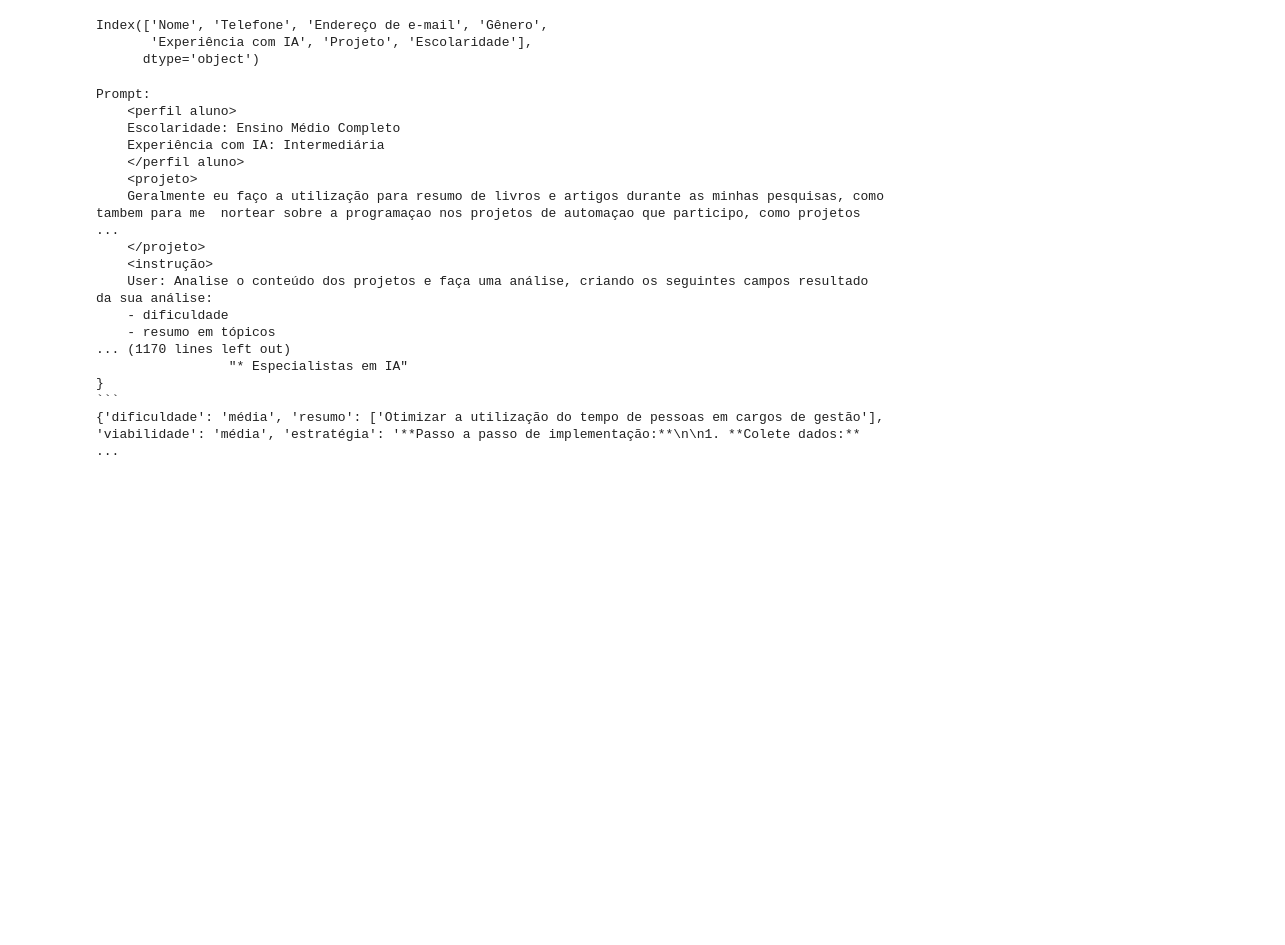
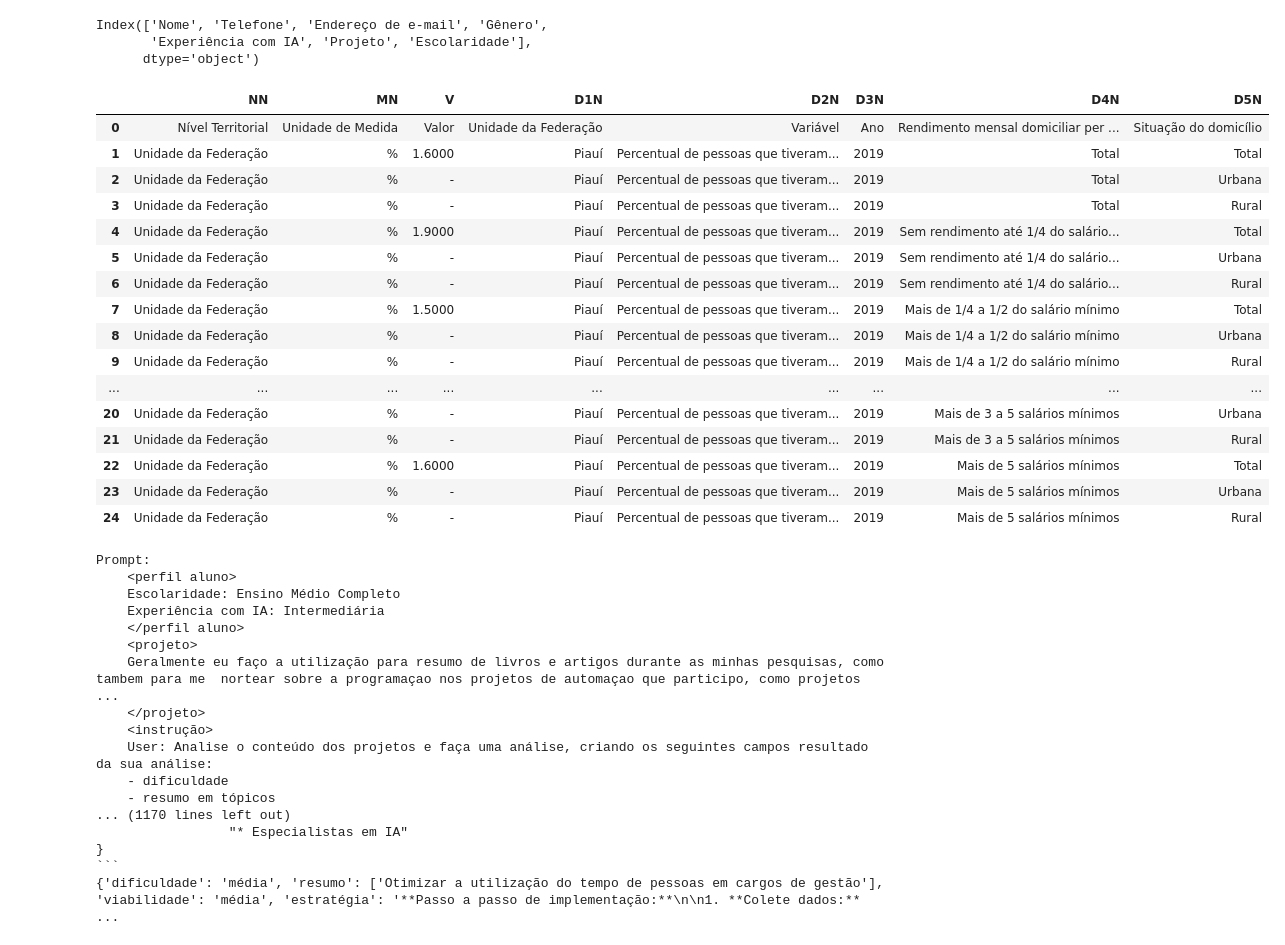
Before and after one commit to alexand7e/Engenharia-de-Prompt-PIT, a Jupyter notebook: modelos/pit-inscricoes.ipynb, the cells around one changed output. Drawn from its saved outputs; the diff is of its cells as text; code cells hidden in the pictures; blank space fills up the shorter version.

```diff
--- a/modelos/pit-inscricoes.ipynb
+++ b/modelos/pit-inscricoes.ipynb
@@ -143,6 +143,36 @@ def main(data):
 
         sleep(3)
     return results, data
+# %%
+import pandas as pd
+import requests
+
+# URL da API SIDRA
+url = "https://apisidra.ibge.gov.br/values/t/4090/N3/22/v/5466//p/2018-2019/c652/all/c1/all//f/n/d/4/h/y"
+
+# Fazendo a requisição GET para a API
+response = requests.get(url)
+data = pd.DataFrame(response.json())
+# %%
+data
+# %% [output]
+|  | NN | MN | V | D1N | D2N | D3N | D4N | D5N |
+| 0 | Nível Territorial | Unidade de Medida | Valor | Unidade da Federação | Variável | Ano | Rendimento mensal domiciliar per ... | Situação do domicílio |
+| 1 | Unidade da Federação | % | 1.6000 | Piauí | Percentual de pessoas que tiveram... | 2019 | Total | Total |
+| 2 | Unidade da Federação | % | - | Piauí | Percentual de pessoas que tiveram... | 2019 | Total | Urbana |
+| 3 | Unidade da Federação | % | - | Piauí | Percentual de pessoas que tiveram... | 2019 | Total | Rural |
+| 4 | Unidade da Federação | % | 1.9000 | Piauí | Percentual de pessoas que tiveram... | 2019 | Sem rendimento até 1/4 do salário... | Total |
+| 5 | Unidade da Federação | % | - | Piauí | Percentual de pessoas que tiveram... | 2019 | Sem rendimento até 1/4 do salário... | Urbana |
+| 6 | Unidade da Federação | % | - | Piauí | Percentual de pessoas que tiveram... | 2019 | Sem rendimento até 1/4 do salário... | Rural |
+| 7 | Unidade da Federação | % | 1.5000 | Piauí | Percentual de pessoas que tiveram... | 2019 | Mais de 1/4 a 1/2 do salário mínimo | Total |
+| 8 | Unidade da Federação | % | - | Piauí | Percentual de pessoas que tiveram... | 2019 | Mais de 1/4 a 1/2 do salário mínimo | Urbana |
+| 9 | Unidade da Federação | % | - | Piauí | Percentual de pessoas que tiveram... | 2019 | Mais de 1/4 a 1/2 do salário mínimo | Rural |
+| ... | ... | ... | ... | ... | ... | ... | ... | ... |
+| 20 | Unidade da Federação | % | - | Piauí | Percentual de pessoas que tiveram... | 2019 | Mais de 3 a 5 salários mínimos | Urbana |
+| 21 | Unidade da Federação | % | - | Piauí | Percentual de pessoas que tiveram... | 2019 | Mais de 3 a 5 salários mínimos | Rural |
+| 22 | Unidade da Federação | % | 1.6000 | Piauí | Percentual de pessoas que tiveram... | 2019 | Mais de 5 salários mínimos | Total |
+| 23 | Unidade da Federação | % | - | Piauí | Percentual de pessoas que tiveram... | 2019 | Mais de 5 salários mínimos | Urbana |
+| 24 | Unidade da Federação | % | - | Piauí | Percentual de pessoas que tiveram... | 2019 | Mais de 5 salários mínimos | Rural |
 # %%
 test, df = main(df)
 # %% [output]
```
Also changed, not shown: 11 other files.
